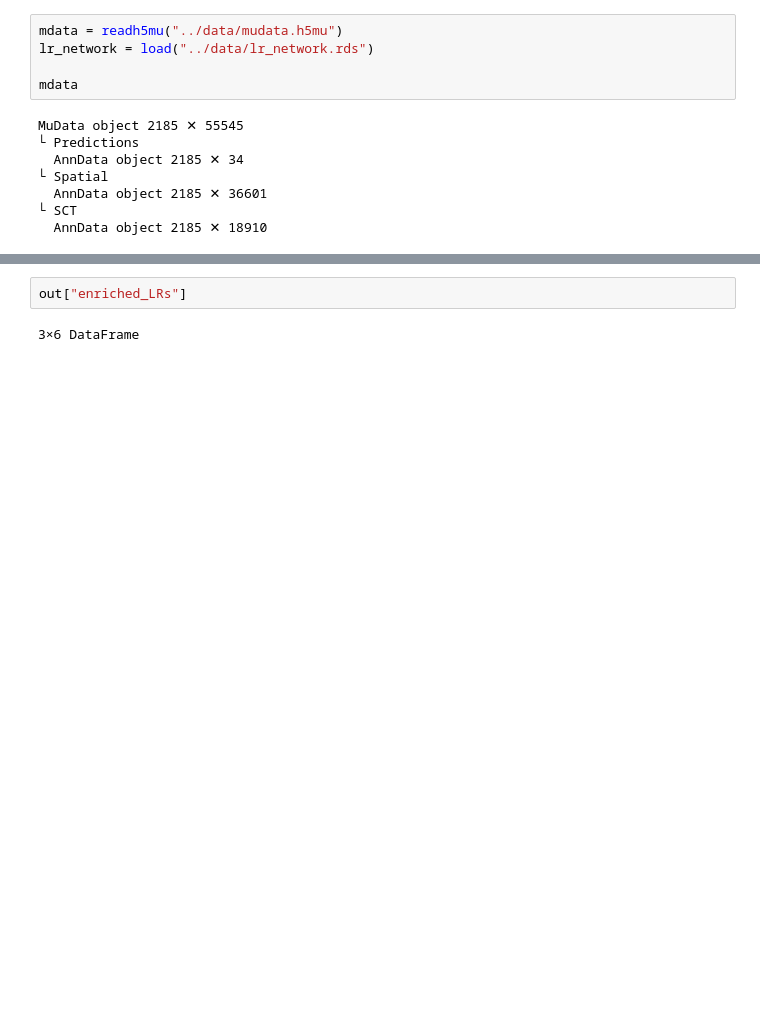
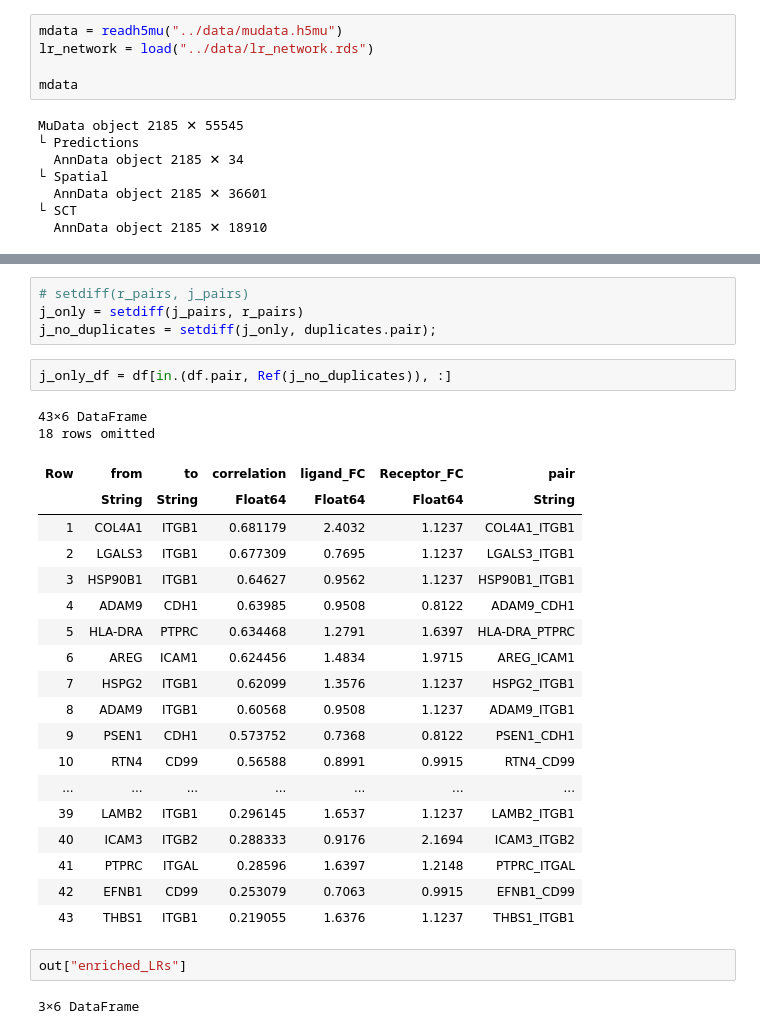
Before and after one commit to aadimator/ISCHIA.jl, a Jupyter notebook: notebooks/benchmarking.ipynb, the cells around one changed output, grey strips where cells are left out. Cells and saved outputs as stored; diff of their text form; blank space fills up the shorter version.

```diff
--- a/notebooks/benchmarking.ipynb
+++ b/notebooks/benchmarking.ipynb
@@ -117,3 +254,30 @@ Dict{String, Any} with 2 entries:
+# %%
+# setdiff(r_pairs, j_pairs)
+j_only = setdiff(j_pairs, r_pairs)
+j_no_duplicates = setdiff(j_only, duplicates.pair);
+# %%
+j_only_df = df[in.(df.pair, Ref(j_no_duplicates)), :]
+# %% [output]
+43×6 DataFrame
+18 rows omitted
+| Row | from | to | correlation | ligand_FC | Receptor_FC | pair |
+|  | String | String | Float64 | Float64 | Float64 | String |
+| 1 | COL4A1 | ITGB1 | 0.681179 | 2.4032 | 1.1237 | COL4A1_ITGB1 |
+| 2 | LGALS3 | ITGB1 | 0.677309 | 0.7695 | 1.1237 | LGALS3_ITGB1 |
+| 3 | HSP90B1 | ITGB1 | 0.64627 | 0.9562 | 1.1237 | HSP90B1_ITGB1 |
+| 4 | ADAM9 | CDH1 | 0.63985 | 0.9508 | 0.8122 | ADAM9_CDH1 |
+| 5 | HLA-DRA | PTPRC | 0.634468 | 1.2791 | 1.6397 | HLA-DRA_PTPRC |
+| 6 | AREG | ICAM1 | 0.624456 | 1.4834 | 1.9715 | AREG_ICAM1 |
+| 7 | HSPG2 | ITGB1 | 0.62099 | 1.3576 | 1.1237 | HSPG2_ITGB1 |
+| 8 | ADAM9 | ITGB1 | 0.60568 | 0.9508 | 1.1237 | ADAM9_ITGB1 |
+| 9 | PSEN1 | CDH1 | 0.573752 | 0.7368 | 0.8122 | PSEN1_CDH1 |
+| 10 | RTN4 | CD99 | 0.56588 | 0.8991 | 0.9915 | RTN4_CD99 |
+| ... | ... | ... | ... | ... | ... | ... |
+| 39 | LAMB2 | ITGB1 | 0.296145 | 1.6537 | 1.1237 | LAMB2_ITGB1 |
+| 40 | ICAM3 | ITGB2 | 0.288333 | 0.9176 | 2.1694 | ICAM3_ITGB2 |
+| 41 | PTPRC | ITGAL | 0.28596 | 1.6397 | 1.2148 | PTPRC_ITGAL |
+| 42 | EFNB1 | CD99 | 0.253079 | 0.7063 | 0.9915 | EFNB1_CD99 |
+| 43 | THBS1 | ITGB1 | 0.219055 | 1.6376 | 1.1237 | THBS1_ITGB1 |
 # %%
 out["enriched_LRs"]
 # %% [output]
```
Also changed, not shown: parts of 14 cells of this notebook, 6 other files.
